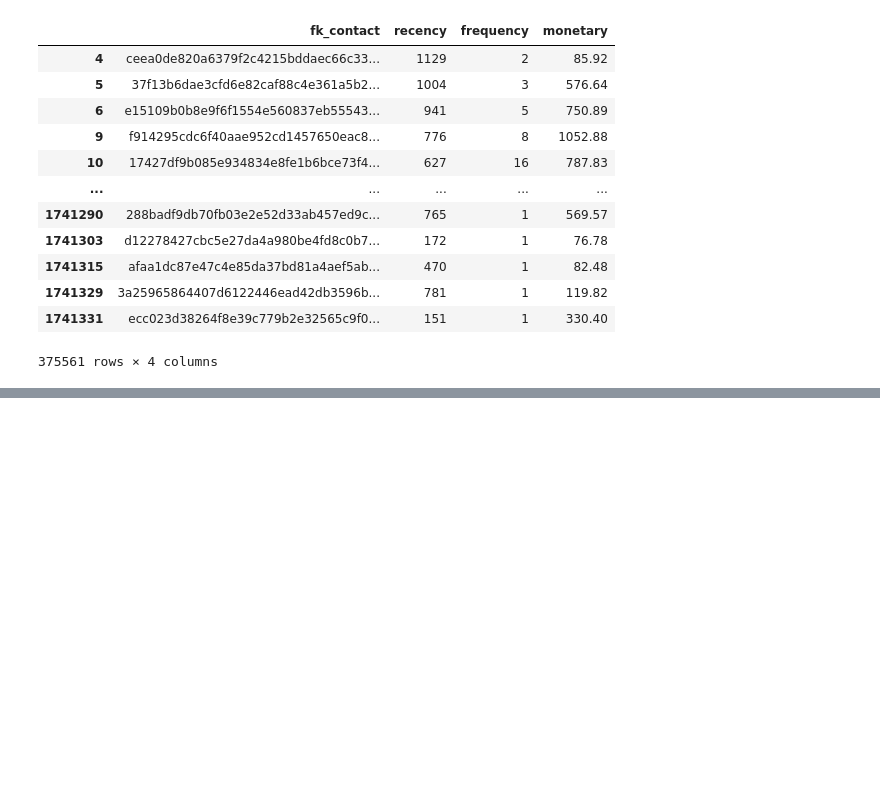
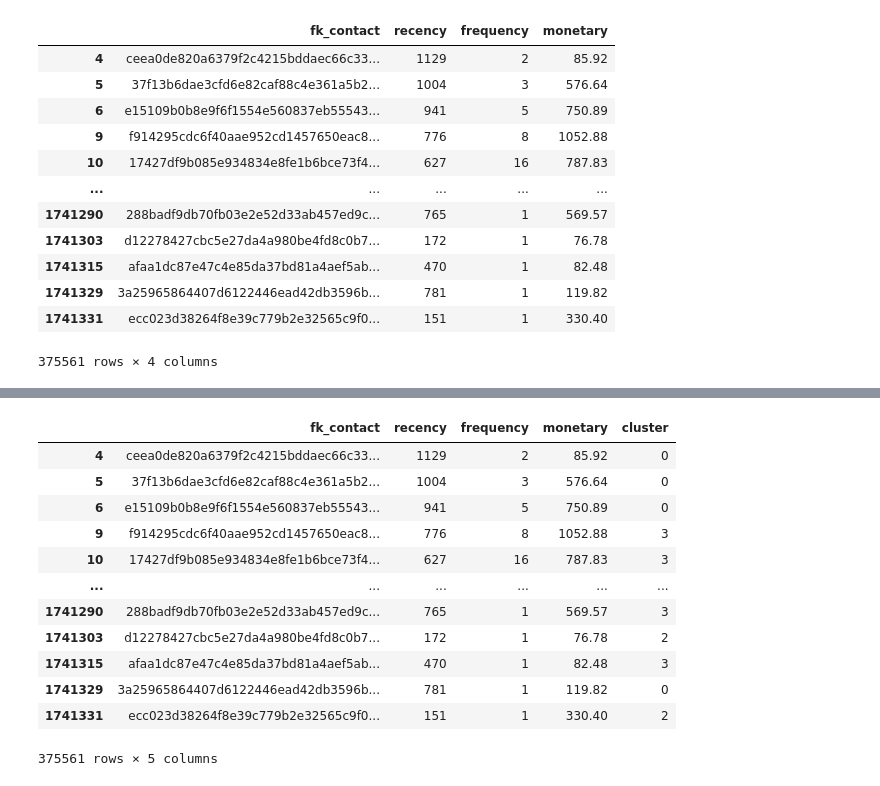
Before and after one commit to PedroHSSoares-Dev/Challenge_ClickBus, a Jupyter notebook: Desafios/desafio1/notebooks/segmentacao.ipynb, the cells around one changed output, grey strips where cells are left out. Drawn from its saved outputs; the diff is of its cells as text; code cells hidden in the pictures; blank space fills up the shorter version.

```diff
--- a/Desafios/desafio1/segmentacao.ipynb
+++ b/Desafios/desafio1/notebooks/segmentacao.ipynb
@@ -252,5 +264,6 @@ df_rfm
 375561 rows × 4 columns
 # %%
 scaler = StandardScaler()
-x = scaler.fit_transform(df_rfm[['recency','frequency','monetary']])
+amostra = df_rfm.sample(n=10000, random_state=42)
+X_amostra = scaler.fit_transform(amostra[['recency', 'frequency', 'monetary']])
 # %%
@@ -270,0 +294,19 @@ print(f"\nMelhor K encontrado: {best_k} com score {best_silhouette:.4f}")
+# %%
+X_full = scaler.transform(df_rfm[['recency', 'frequency', 'monetary']])
+modelo_final = MiniBatchKMeans(n_clusters=best_k, random_state=42, batch_size=2048)
+df_rfm['cluster'] = modelo_final.fit_predict(X_full)
+df_rfm
+# %% [output]
+|  | fk_contact | recency | frequency | monetary | cluster |
+| 4 | ceea0de820a6379f2c4215bddaec66c33... | 1129 | 2 | 85.92 | 0 |
+| 5 | 37f13b6dae3cfd6e82caf88c4e361a5b2... | 1004 | 3 | 576.64 | 0 |
+| 6 | e15109b0b8e9f6f1554e560837eb55543... | 941 | 5 | 750.89 | 0 |
+| 9 | f914295cdc6f40aae952cd1457650eac8... | 776 | 8 | 1052.88 | 3 |
+| 10 | 17427df9b085e934834e8fe1b6bce73f4... | 627 | 16 | 787.83 | 3 |
+| ... | ... | ... | ... | ... | ... |
+| 1741290 | 288badf9db70fb03e2e52d33ab457ed9c... | 765 | 1 | 569.57 | 3 |
+| 1741303 | d12278427cbc5e27da4a980be4fd8c0b7... | 172 | 1 | 76.78 | 2 |
+| 1741315 | afaa1dc87e47c4e85da37bd81a4aef5ab... | 470 | 1 | 82.48 | 3 |
+| 1741329 | 3a25965864407d6122446ead42db3596b... | 781 | 1 | 119.82 | 0 |
+| 1741331 | ecc023d38264f8e39c779b2e32565c9f0... | 151 | 1 | 330.40 | 2 |
+375561 rows × 5 columns
```
Also changed, not shown: parts of 29 cells of this notebook, 1 other file.
